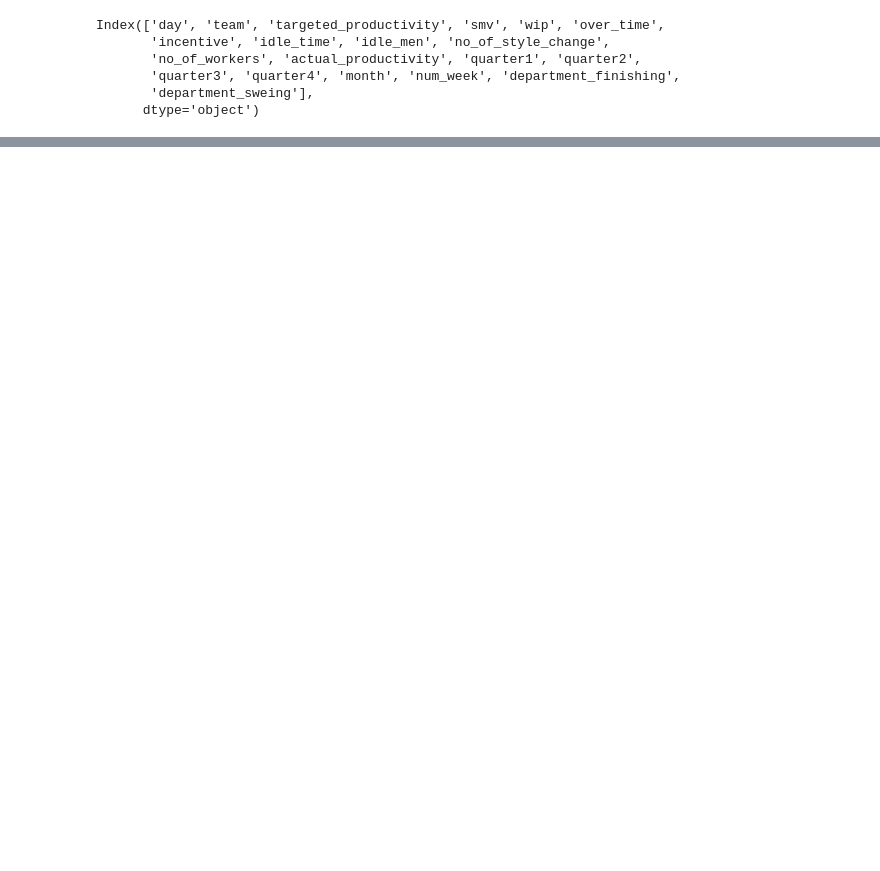
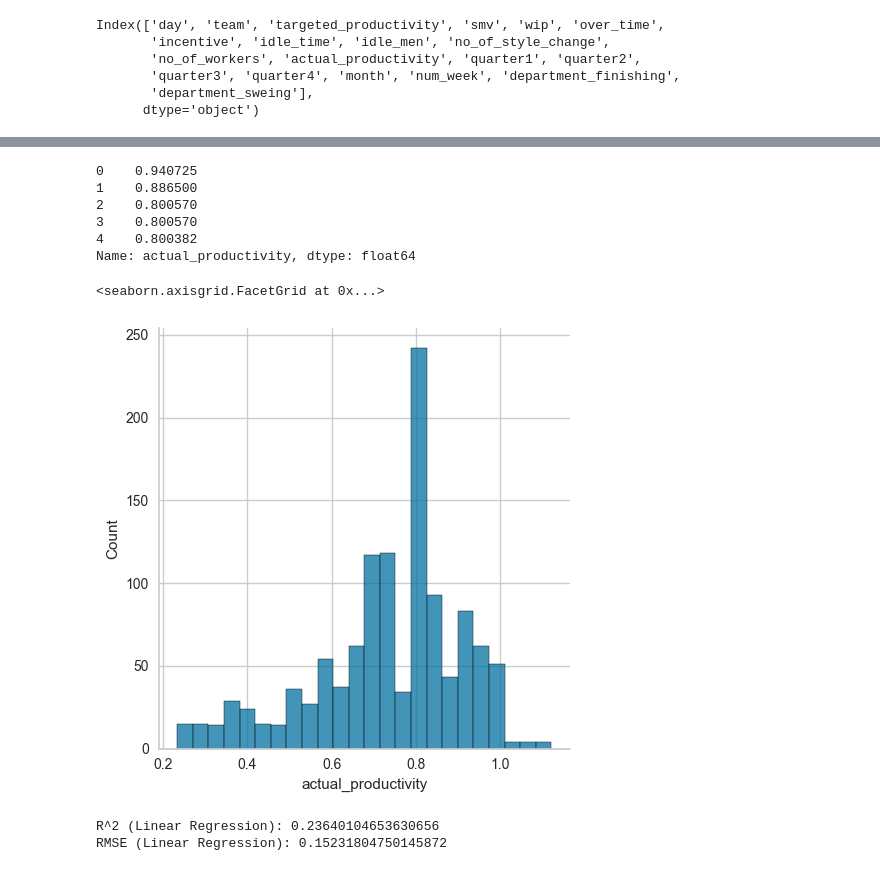
Before and after one commit to irenzim/DS2-Consulting, a Jupyter notebook: productivity_2.ipynb, the cells around one changed output, grey strips where cells are left out. Drawn from its saved outputs; the diff is of its cells as text; code cells hidden in the pictures; blank space fills up the shorter version.

Commit message:
Added basic ML models

```diff
--- a/productivity_2.ipynb
+++ b/productivity_2.ipynb
@@ -202,0 +216,15 @@ Index(['day', 'team', 'targeted_productivity', 'smv', 'wip', 'over_time',
+# %%
+y = df['actual_productivity']
+y.head()
+# %% [output]
+0    0.940725
+1    0.886500
+2    0.800570
+3    0.800570
+4    0.800382
+Name: actual_productivity, dtype: float64
+# %%
+sns.displot(y)
+# %% [output]
+<seaborn.axisgrid.FacetGrid at 0x...>
+[figure, added]
@@ -202,0 +233,14 @@ Index(['day', 'team', 'targeted_productivity', 'smv', 'wip', 'over_time',
+# %%
+from sklearn.linear_model import LinearRegression
+from sklearn.model_selection import train_test_split
+from sklearn.metrics import mean_squared_error, r2_score
+
+model_lin = LinearRegression()
+model_lin.fit(X_train, y_train)
+
+y_pred_lin = model_lin.predict(X_test)
+print("R^2 (Linear Regression):", r2_score(y_test, y_pred_lin))
+print("RMSE (Linear Regression):", mean_squared_error(y_test, y_pred_lin, squared=False))
+# %% [output]
+R^2 (Linear Regression): 0.23640104653630656
+RMSE (Linear Regression): 0.15231804750145872
```
Also changed, not shown: parts of 10 cells of this notebook.
